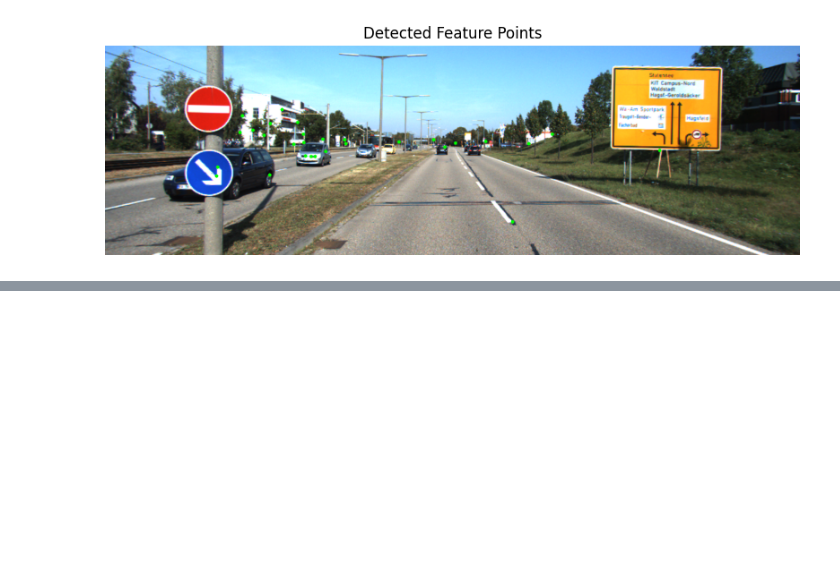
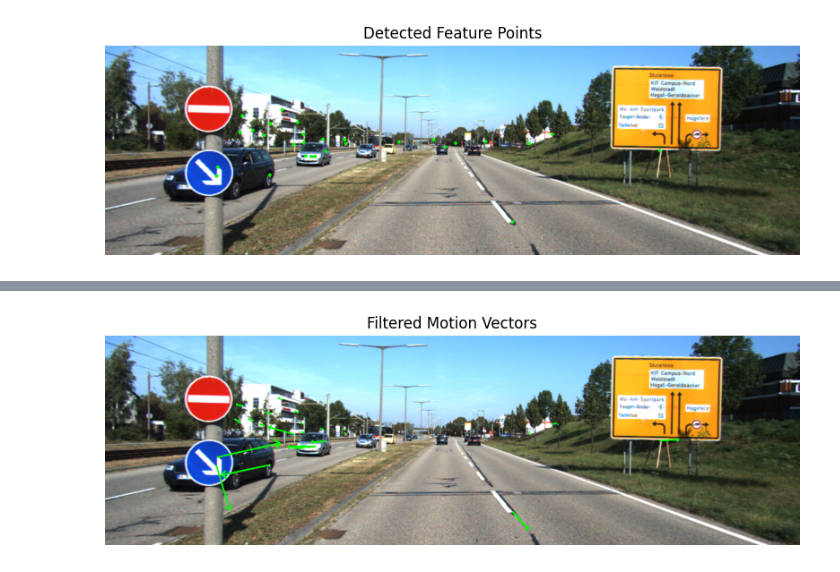
Before and after one commit to arhat05/comp-vis, a Jupyter notebook: assignment.ipynb, the cells around one changed output, grey strips where cells are left out. Saved outputs shown, nothing was run; the diff lists cells and outputs as text; code cells hidden in the pictures; blank space fills up the shorter version.

Commit message:
step2

```diff
--- a/assignment.ipynb
+++ b/assignment.ipynb
@@ -51,0 +50,87 @@ print("what")
+# %%
+def estimate_motion_vectors(img1, img2, feature_points):
+    # Convert images to grayscale if they aren't already
+    if len(img1.shape) == 3:
+        gray1 = cv2.cvtColor(img1, cv2.COLOR_BGR2GRAY)
+        gray2 = cv2.cvtColor(img2, cv2.COLOR_BGR2GRAY)
+    else:
+        gray1 = img1
+        gray2 = img2
+
+    # Define parameters for Lucas-Kanade optical flow
+    lk_params = dict(
+        winSize=(8, 8),  # Size of the search window at each pyramid level
+        maxLevel=5,      # Maximum pyramid level
+        criteria=(cv2.TERM_CRITERIA_EPS | cv2.TERM_CRITERIA_COUNT, 10, 0.03)  # Termination criteria
+    )
+
+    # Calculate optical flow
+    points2, status, error = cv2.calcOpticalFlowPyrLK(
+        gray1, gray2, feature_points, None, **lk_params
+    )
+
+    return points2, status, error
+
+def get_valid_motion_vectors(points1, points2, status):
+    # Keep only points that were successfully tracked (status == 1)
+    valid_points1 = points1[status == 1]
+    valid_points2 = points2[status == 1]
+
+    print(f"Number of keypoints in motion: {valid_points1.shape[0]}")
+
+    # Calculate motion vectors
+    motion_vectors = valid_points2 - valid_points1
+
+    return valid_points1, valid_points2, motion_vectors
+
+def filter_motion_vectors(points1, points2, motion_vectors):
+    # Calculate vector magnitudes
+    magnitudes = np.linalg.norm(motion_vectors, axis=1)
+
+    # Define thresholds
+    lower_bound = 2  # Minimum motion (in pixels)
+    upper_bound = 10  # Optional: Maximum motion (in pixels)
+
+    # Filter points with significant motion
+    mask = magnitudes > lower_bound
+    filtered_points1 = points1[mask]
+    filtered_points2 = points2[mask]
+    filtered_vectors = motion_vectors[mask]
+
+    print(f"Number of keypoints after thresholding: {filtered_points1.shape[0]}")
+
+    return filtered_points1, filtered_points2, filtered_vectors
+
+def visualize_motion_vectors(image, start_points, end_points, color=(0, 255, 0), thickness=2):
+    """Draw motion vectors as arrows on the image"""
+    vis_img = image.copy()
+
+    for i in range(start_points.shape[0]):
+        # Convert points to integer tuples
+        start_point = tuple(map(int, start_points[i]))
+        end_point = tuple(map(int, end_points[i]))
+
+        # Draw arrow from start to end point
+        vis_img = cv2.arrowedLine(vis_img, start_point, end_point, color, thickness)
+
+    return vis_img
+
+# Step 1: Estimate motion vectors
+points2, status, error = estimate_motion_vectors(img1, img2, corners)
+
+# Step 2: Get valid motion vectors
+valid_points1, valid_points2, motion_vectors = get_valid_motion_vectors(corners, points2, status)
+
+# Step 3: Filter motion vectors (by magnitude)
+filtered_points1, filtered_points2, filtered_vectors = filter_motion_vectors(valid_points1, valid_points2, motion_vectors)
+
+# Step 4: Visualize motion vectors
+vis_img = visualize_motion_vectors(img1, filtered_points1, filtered_points2)
+
+# Display the result
+plt.figure(figsize=(10, 8))
+plt.imshow(cv2.cvtColor(vis_img, cv2.COLOR_BGR2RGB))
+plt.title('Filtered Motion Vectors')
+plt.axis('off')
+plt.show()
+# %% [output]
@@ -51,0 +139 @@ print("what")
+[figure, added]
```
Also changed, not shown: parts of 2 cells of this notebook.
